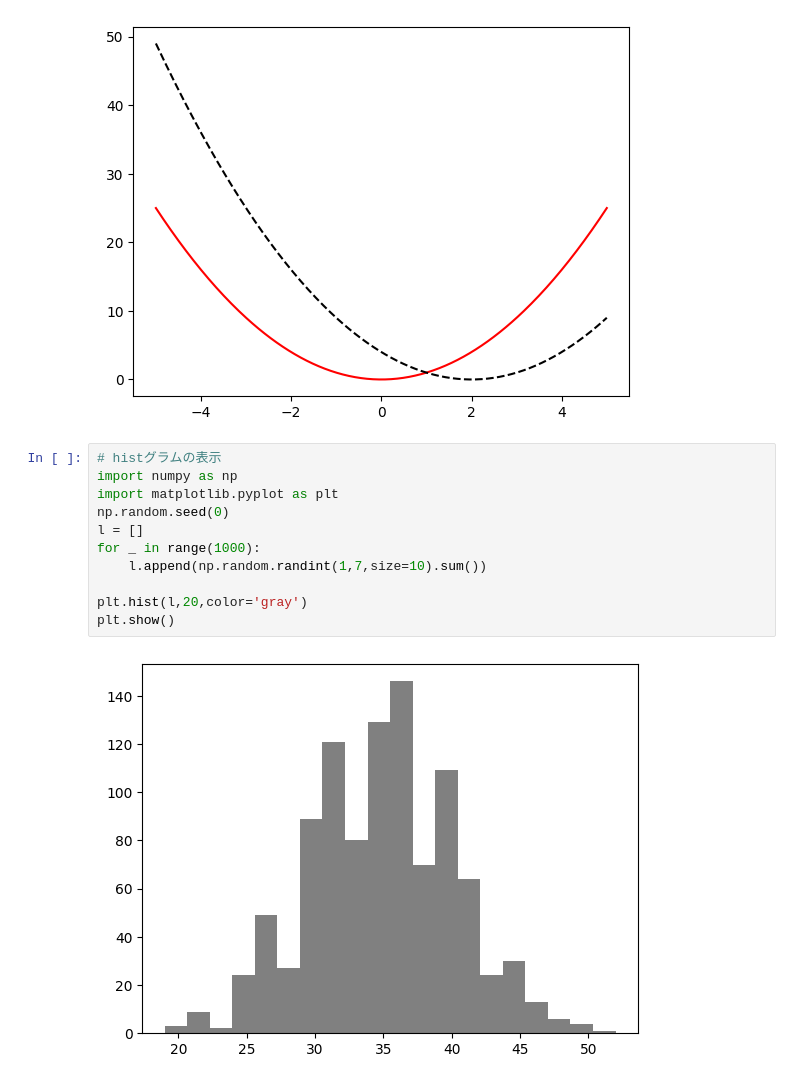
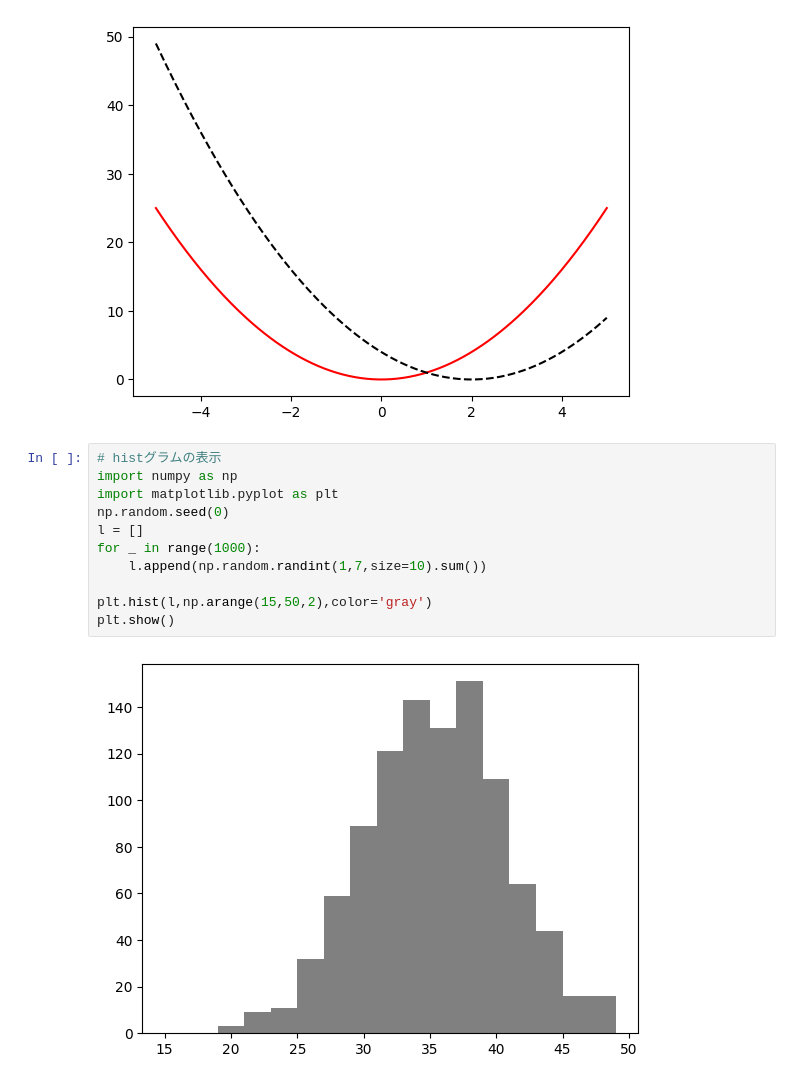
Before and after one commit to 0t3k25/ml_essence, a Jupyter notebook: src/Untitled.ipynb, the cells around one changed output. Cells and saved outputs as stored; diff of their text form.

```diff
--- a/src/Untitled.ipynb
+++ b/src/Untitled.ipynb
@@ -916,13 +916,13 @@ plt.show()
 # %%
 # histグラムの表示
 import numpy as np
 import matplotlib.pyplot as plt
 np.random.seed(0)
 l = []
 for _ in range(1000):
     l.append(np.random.randint(1,7,size=10).sum())
 
-plt.hist(l,20,color='gray')
+plt.hist(l,np.arange(15,50,2),color='gray')
 plt.show()
 # %% [output]
-[figure, old version]
+[figure, new version]
```
Also changed, not shown: parts of 2 cells of this notebook.
